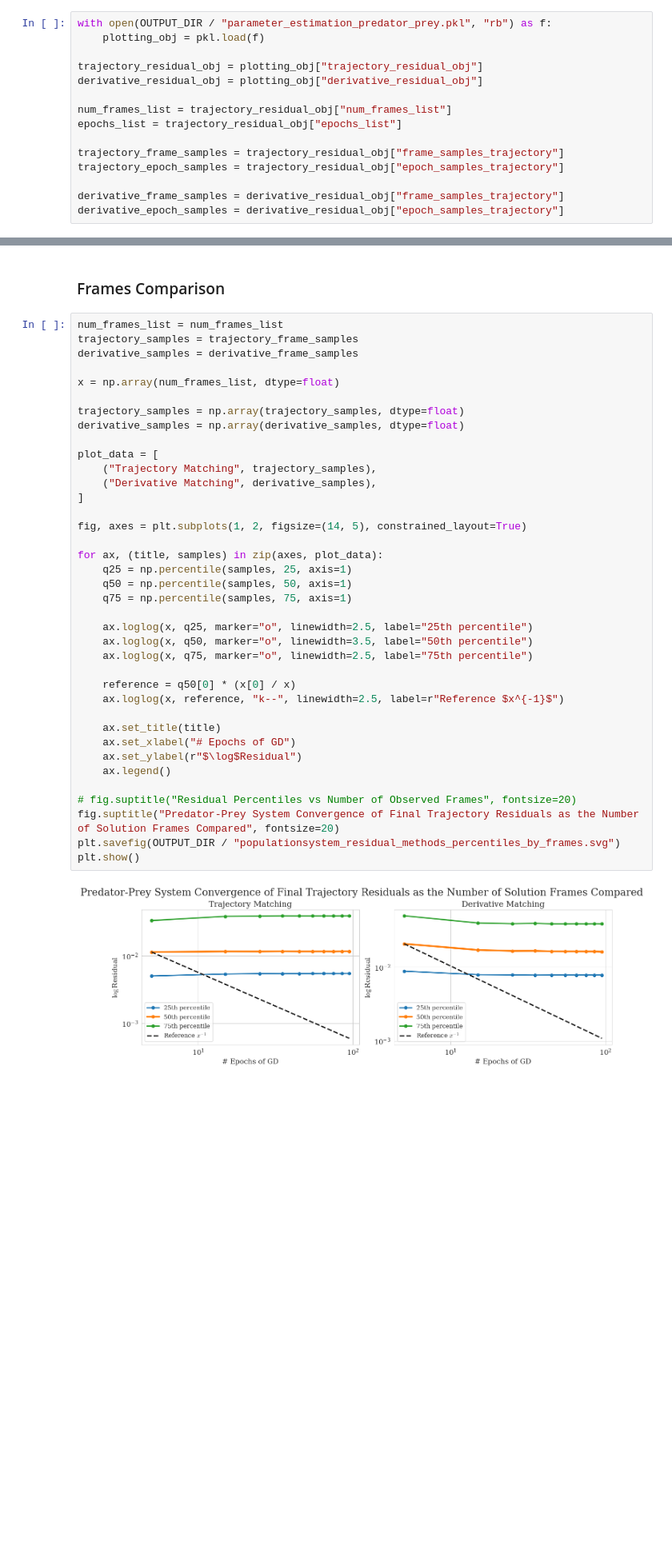
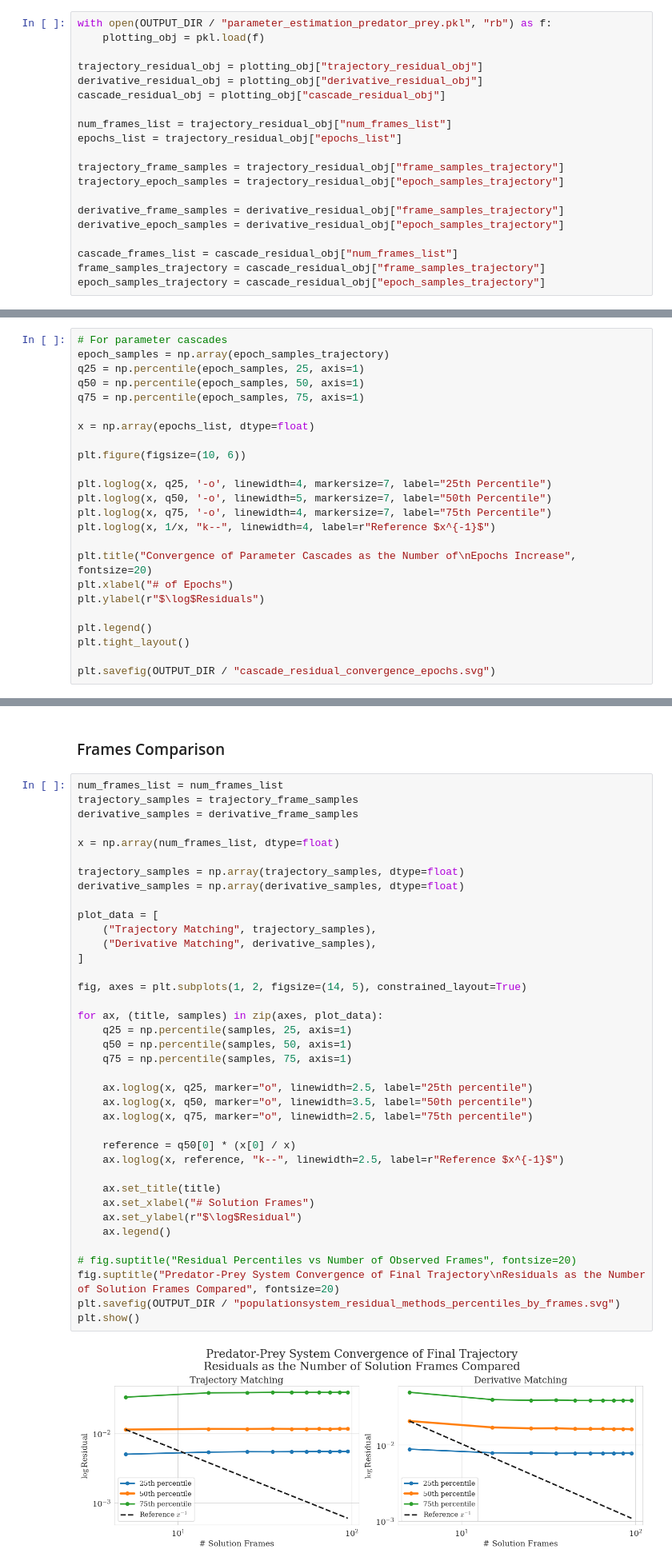
Before and after one commit to dkrawciw/PDE-Constrained-Optimization, a Jupyter notebook: notebooks/parameter_estimation.ipynb, the cells around one changed output, grey strips where cells are left out. Shown at 80% size. Drawn from its saved outputs; the diff is of its cells as text; blank space fills up the shorter version.

```diff
--- a/notebooks/parameter_estimation.ipynb
+++ b/notebooks/parameter_estimation.ipynb
@@ -37,6 +37,7 @@ with open(OUTPUT_DIR / "parameter_estimation_predator_prey.pkl", "rb") as f:
 
 trajectory_residual_obj = plotting_obj["trajectory_residual_obj"]
 derivative_residual_obj = plotting_obj["derivative_residual_obj"]
+cascade_residual_obj = plotting_obj["cascade_residual_obj"]
 
 num_frames_list = trajectory_residual_obj["num_frames_list"]
 epochs_list = trajectory_residual_obj["epochs_list"]
@@ -46,6 +47,10 @@ trajectory_epoch_samples = trajectory_residual_obj["epoch_samples_trajectory"]
 
 derivative_frame_samples = derivative_residual_obj["frame_samples_trajectory"]
 derivative_epoch_samples = derivative_residual_obj["epoch_samples_trajectory"]
+
+cascade_frames_list = cascade_residual_obj["num_frames_list"]
+frame_samples_trajectory = cascade_residual_obj["frame_samples_trajectory"]
+epoch_samples_trajectory = cascade_residual_obj["epoch_samples_trajectory"]
 # %% [markdown]
 ### Epoch Comparison
 # %%
@@ -88,3 +93,27 @@ plt.savefig(OUTPUT_DIR / "populationsystem_residual_methods_percentiles_by_epoch
 plt.show()
 # %% [output]
 [figure]
+# %%
+# For parameter cascades
+epoch_samples = np.array(epoch_samples_trajectory)
+q25 = np.percentile(epoch_samples, 25, axis=1)
+q50 = np.percentile(epoch_samples, 50, axis=1)
+q75 = np.percentile(epoch_samples, 75, axis=1)
+
+x = np.array(epochs_list, dtype=float)
+
+plt.figure(figsize=(10, 6))
+
+plt.loglog(x, q25, '-o', linewidth=4, markersize=7, label="25th Percentile")
+plt.loglog(x, q50, '-o', linewidth=5, markersize=7, label="50th Percentile")
+plt.loglog(x, q75, '-o', linewidth=4, markersize=7, label="75th Percentile")
+plt.loglog(x, 1/x, "k--", linewidth=4, label=r"Reference $x^{-1}$")
+
+plt.title("Convergence of Parameter Cascades as the Number of\nEpochs Increase", fontsize=20)
+plt.xlabel("# of Epochs")
+plt.ylabel(r"$\log$Residuals")
+
+plt.legend()
+plt.tight_layout()
+
+plt.savefig(OUTPUT_DIR / "cascade_residual_convergence_epochs.svg")
@@ -100,33 +131,33 @@ x = np.array(num_frames_list, dtype=float)
 trajectory_samples = np.array(trajectory_samples, dtype=float)
 derivative_samples = np.array(derivative_samples, dtype=float)
 
 plot_data = [
     ("Trajectory Matching", trajectory_samples),
     ("Derivative Matching", derivative_samples),
 ]
 
 fig, axes = plt.subplots(1, 2, figsize=(14, 5), constrained_layout=True)
 
 for ax, (title, samples) in zip(axes, plot_data):
     q25 = np.percentile(samples, 25, axis=1)
     q50 = np.percentile(samples, 50, axis=1)
     q75 = np.percentile(samples, 75, axis=1)
 
     ax.loglog(x, q25, marker="o", linewidth=2.5, label="25th percentile")
     ax.loglog(x, q50, marker="o", linewidth=3.5, label="50th percentile")
     ax.loglog(x, q75, marker="o", linewidth=2.5, label="75th percentile")
 
     reference = q50[0] * (x[0] / x)
     ax.loglog(x, reference, "k--", linewidth=2.5, label=r"Reference $x^{-1}$")
 
     ax.set_title(title)
-    ax.set_xlabel("# Epochs of GD")
+    ax.set_xlabel("# Solution Frames")
     ax.set_ylabel(r"$\log$Residual")
     ax.legend()
 
 # fig.suptitle("Residual Percentiles vs Number of Observed Frames", fontsize=20)
-fig.suptitle("Predator-Prey System Convergence of Final Trajectory Residuals as the Number of Solution Frames Compared", fontsize=20)
+fig.suptitle("Predator-Prey System Convergence of Final Trajectory\nResiduals as the Number of Solution Frames Compared", fontsize=20)
 plt.savefig(OUTPUT_DIR / "populationsystem_residual_methods_percentiles_by_frames.svg")
 plt.show()
 # %% [output]
-[figure, old version]
+[figure, new version]
```
Also changed, not shown: parts of 2 cells of this notebook, 2 other files.
